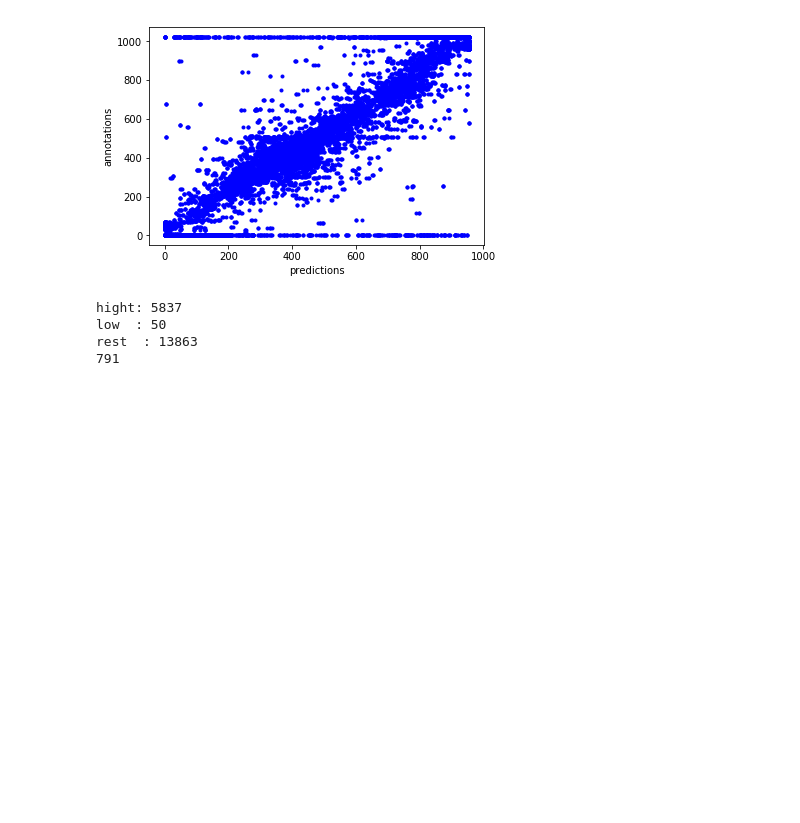
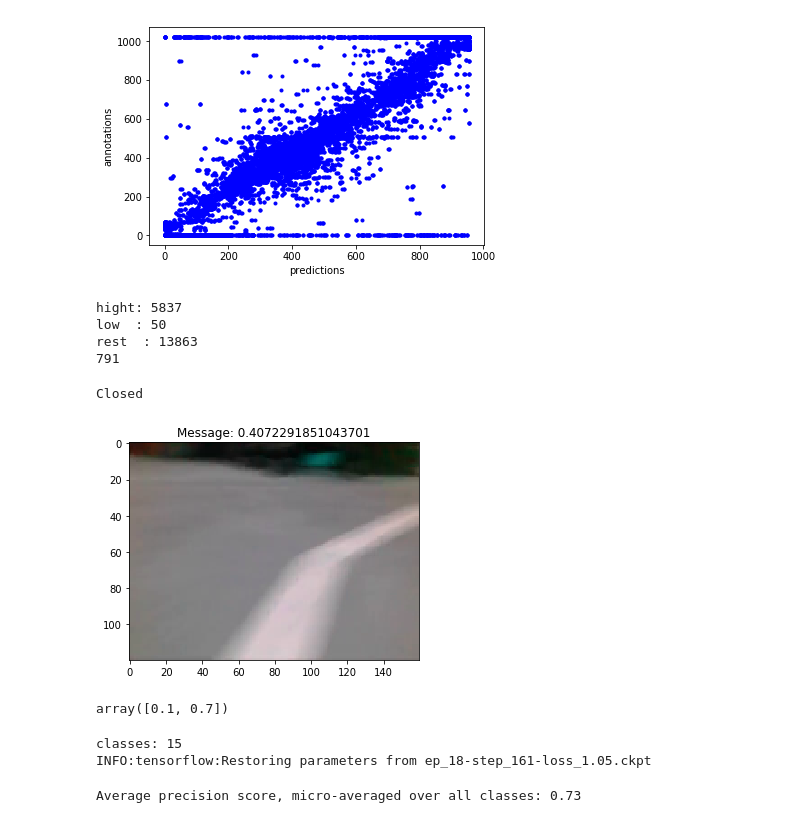
Before and after one commit to tall-josh/fyp_diy_robo_car, a Jupyter notebook: end2end/tf_end2end.ipynb, the cells around one changed output. Drawn from its saved outputs; the diff is of its cells as text; code cells hidden in the pictures; blank space fills up the shorter version.

Commit message:
added metics and control over sockets

```diff
--- a/end2end/tf_end2end.ipynb
+++ b/end2end/tf_end2end.ipynb
@@ -115,4 +115,5 @@ None
 # %%
 from show_graph import show_graph
 from tf_donkey import Model
-car_brain = Model("test_name", in_shape=(120,160,3), num_bins=NUM_BINS)
+classes = [x for x in range(NUM_BINS)]
+car_brain = Model("test_name", in_shape=(120,160,3), classes=classes)
@@ -323,0 +257,48 @@ os.path.exists("/home/jp/Documents/FYP/ml/data/videoplayback.mp4")
+# %%
+%matplotlib inline
+from IPython import display
+import socket
+import time
+import cv2
+
+host = "192.168.0.135"
+port = 5555
+s = socket.socket(socket.AF_INET, socket.SOCK_STREAM)
+s.connect((host, port))
+
+ckpt = "ep_18-step_161-loss_1.05.ckpt"
+video_path = "/home/jp/Documents/FYP/ml/data/videoplayback.mp4"
+if os.path.exists(video_path):
+    with tf.Session() as sess:
+        car_brain.saver.restore(sess,ckpt)
+        vidcap = cv2.VideoCapture(video_path)
+        success, image = vidcap.read()
+        if success:
+            try:
+                count = 0
+                while success:
+                    if count % 10 ==0:
+                        image = image[40:,:]
+                        orig_h      = image.shape[0]
+                        orig_w      = image.shape[1]
+                        x_scale     = 160. / 640.
+                        y_scale     = 120. / 320.
+                        img = cv2.resize(image, None, fx=x_scale, fy=y_scale)
+                        plt.imshow(img)
+
+                        display.clear_output(wait=True)
+                        display.display(pl.gcf())
+                        img = np.expand_dims(img, axis=0)
+                        pred = sess.run(car_brain.prediction, feed_dict={car_brain.x:img, car_brain.training: False})
+                        pred_angle = car_brain.ExpectedBinToDeg(pred, steering_range_deg=80)
+                        pred_angle = pred_angle[0]/40
+                        message = f"{pred_angle}"
+                        s.sendall(str.encode(message))
+                        plt.title(f"Message: {message}")
+                    success, image = vidcap.read()
+            except KeyboardInterrupt:
+                    s.close()
+                    print("Closed")
+# %% [output]
+Closed
+[figure, added]
@@ -323,0 +326,12 @@ os.path.exists("/home/jp/Documents/FYP/ml/data/videoplayback.mp4")
+# %%
+thresh[0]
+# %% [output]
+array([0.1, 0.7])
+# %%
+eval_gen = test_gen
+ckpt = "ep_18-step_161-loss_1.05.ckpt"
+precision, recall, thresh, average_precision = car_brain.Evaluate(eval_gen, ckpt)
+# %% [output]
+classes: 15
+INFO:tensorflow:Restoring parameters from ep_18-step_161-loss_1.05.ckpt
+Average precision score, micro-averaged over all classes: 0.73
```
Also changed, not shown: parts of 15 cells of this notebook, 6 other files.
